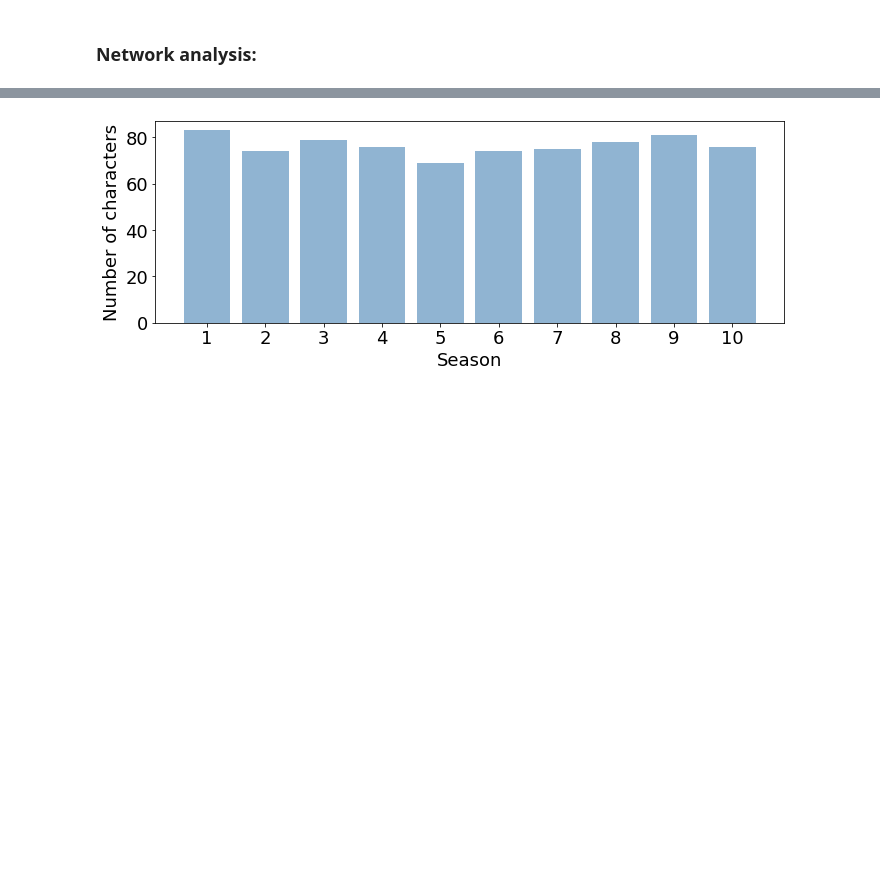
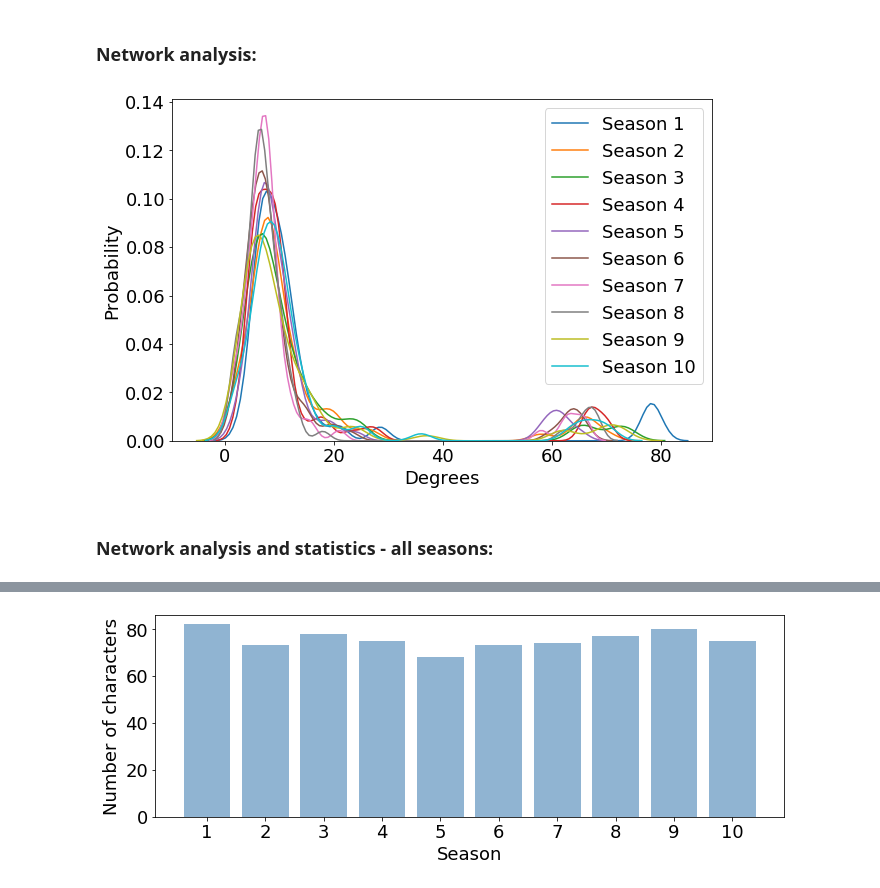
Before and after one commit to LunaHub/Friends_social_data_analysis_2019, a Jupyter notebook: Jupyter_notebook/Network_analysis.ipynb, the cells around one changed output, grey strips where cells are left out. Saved outputs shown, nothing was run; the diff lists cells and outputs as text; code cells hidden in the pictures; blank space fills up the shorter version.

```diff
--- a/Jupyter_notebook/Network_analysis.ipynb
+++ b/Jupyter_notebook/Network_analysis.ipynb
@@ -69,7 +71,9 @@ N_bi_char = {}
 
 plot = False
 
-for s in range(len(seasons)):
+if not plot: plt.figure(figsize=[9,6])
+
+for s in list(range(1,len(seasons))) + [0]: #Loop end with network "0", ie. all seasons
     season = seasons[s]
 
     G = nx.Graph()
@@ -94,7 +98,6 @@ for s in range(len(seasons)):
                     if G.has_edge(node1, node2):
                         w = G[node1][node2]['weight']
                         G.add_edge(node1, node2, weight = w + 1)
-
                     else:
                         G.add_edge(node1, node2, weight = 1)
         G.remove_edges_from(G.selfloop_edges())
@@ -102,31 +105,46 @@ for s in range(len(seasons)):
 
     N_nodes[s] = G.number_of_nodes()
     N_edges[s] = G.number_of_edges()
     N_degrees[s] = list(G.degree(['rachel','ross','chandler','monica','joey','phoebe']))
     N_bi_char[s] = sorted(list(G.degree()), key = lambda x: x[1], reverse = True)[6:9]
 
-    if plot:
+    if plot and s>0:
         positions = forceatlas2.forceatlas2_networkx_layout(G, pos=None, iterations=2000)
 
         colors = dict(zip(list(G.nodes()),['lightblue']*len(G)))
         colors['monica'] = 'steelblue'; colors['rachel'] = 'steelblue'; colors['ross'] = 'steelblue'
         colors['chandler'] = 'steelblue'; colors['phoebe'] = 'steelblue'; colors['joey'] = 'steelblue'
 
         D = [list(G.degree)[i][1] for i in range(len(G))]
         node_size = [i/(1/max(D)) for i in D]
 
         W = list(nx.get_edge_attributes(G,'weight').values())
         edge_size = [i*(15/max(W)) for i in W]
 
         labels = dict(zip(list(G.nodes()),list(G.nodes())))
 
         plt.figure(figsize=[15,8])
 
         nx.draw_networkx_nodes(G, positions, node_color = list(colors.values()), node_size=node_size, with_labels=True, alpha=0.7)
         edges = nx.draw_networkx_edges(G, positions, width = edge_size, edge_color='black', alpha=.9)
         nx.draw_networkx_labels(G, positions, labels ,font_size=16)
 
+        plt.title('Season '+str(s))
         plt.axis('off')
         plt.tight_layout()
 
         plt.savefig('../figures/S'+str(s)+'network.png')
+    elif s>0:
+        plt.rcParams.update({'font.size': 18})
+        sns.kdeplot(list(dict(G.degree()).values()), label = 'Season ' + str(s))
+
+if not plot:
+    plt.xlabel('Degrees')
+    plt.ylabel('Probability')
+    plt.legend(loc = 'upper right')
+    plt.tight_layout()
+    plt.savefig('../figures/Degree_dist.png')
+# %% [output]
+[figure, added]
+# %% [markdown]
+### Network analysis and statistics - all seasons:
```
Also changed, not shown: parts of 16 cells of this notebook, 21 other files.
